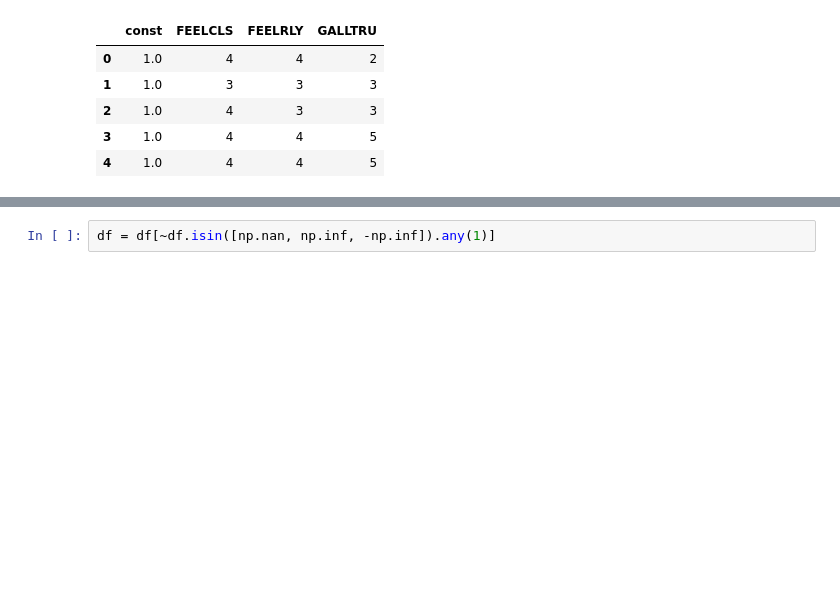
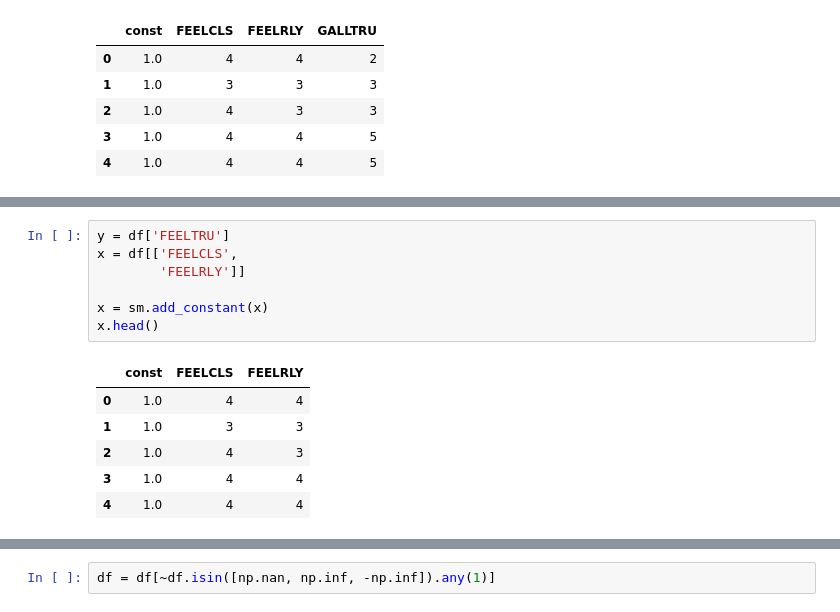
Before and after one commit to Steph-Raider/Economics2020, a Jupyter notebook: FEELTRU_analysis.ipynb, the cells around one changed output, grey strips where cells are left out. Drawn from its saved outputs; the diff is of its cells as text; blank space fills up the shorter version.

```diff
--- a/FEELTRU_analysis.ipynb
+++ b/FEELTRU_analysis.ipynb
@@ -109,3 +109,17 @@ OLS Regression Results
 | Kurtosis: | 2.873 | Cond. No. | 41.0 |
 Notes:
 [1] Standard Errors assume that the covariance matrix of the errors is correctly specified.
+# %%
+y = df['FEELTRU']
+x = df[['FEELCLS',
+        'FEELRLY']]
+
+x = sm.add_constant(x)
+x.head()
+# %% [output]
+|  | const | FEELCLS | FEELRLY |
+| 0 | 1.0 | 4 | 4 |
+| 1 | 1.0 | 3 | 3 |
+| 2 | 1.0 | 4 | 3 |
+| 3 | 1.0 | 4 | 4 |
+| 4 | 1.0 | 4 | 4 |
```
Also changed, not shown: parts of 4 cells of this notebook.
